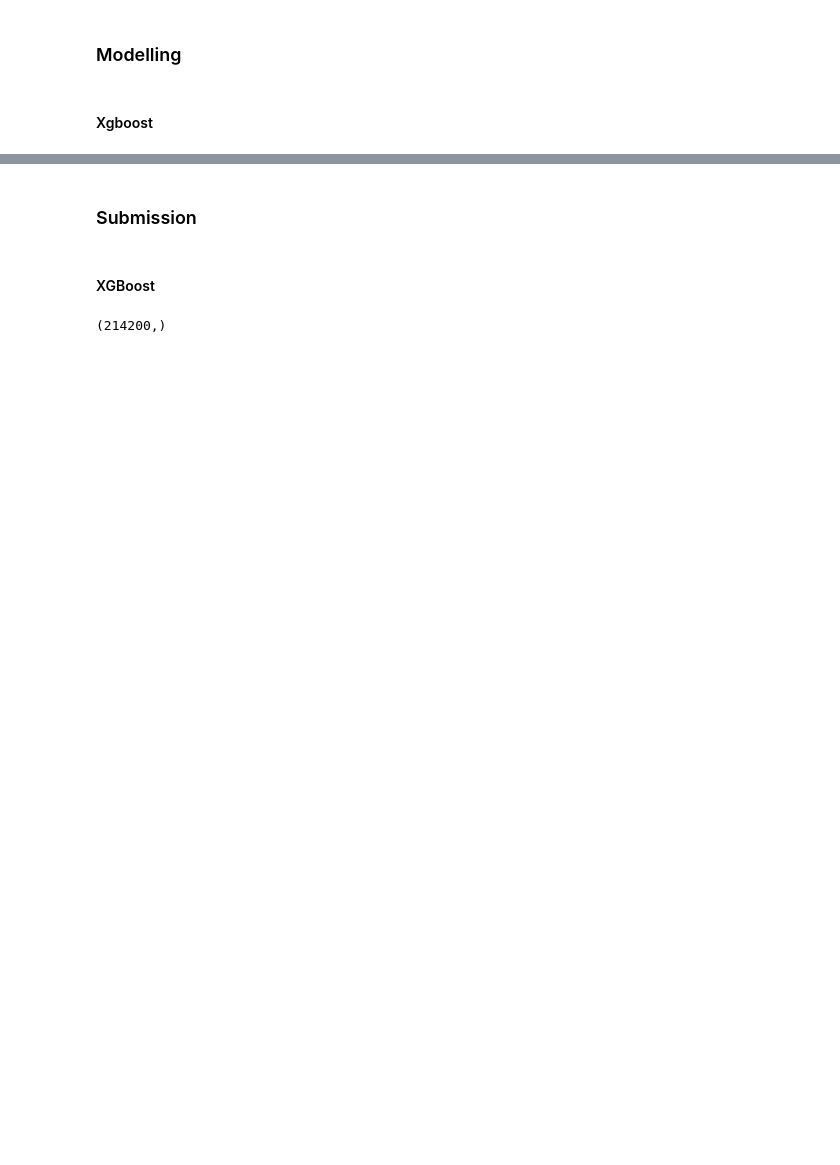
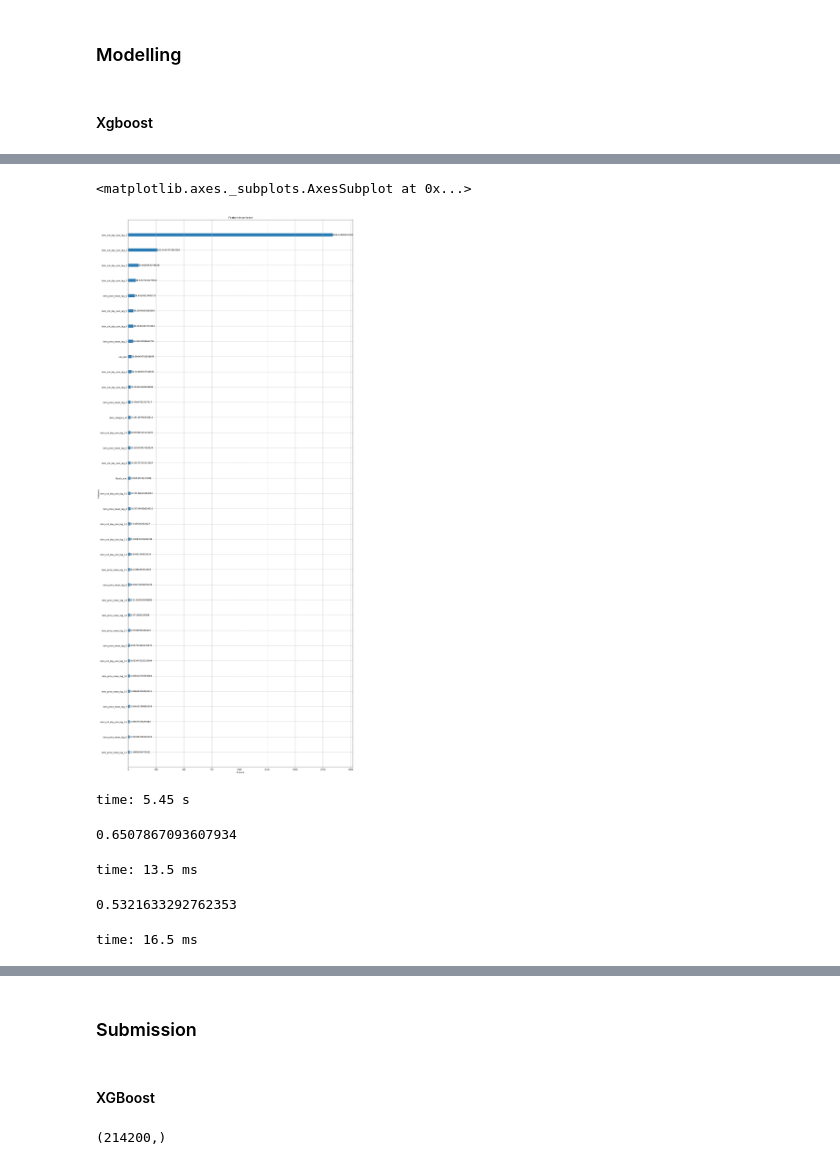
Before and after one commit to Archisman-Roy/Learning, a Jupyter notebook: kaggle/future_sales_prediction-v1.ipynb, the cells around one changed output, grey strips where cells are left out. Saved outputs shown, nothing was run; the diff lists cells and outputs as text; code cells hidden in the pictures; blank space fills up the shorter version.

```diff
--- a/kaggle/future_sales_prediction-v1.ipynb
+++ b/kaggle/future_sales_prediction-v1.ipynb
@@ -166,0 +282,4 @@ time: 1min 24s
+# %%
+#Item category size
+sparse_raw_data_month_sample = item_category_size(sparse_raw_data_month_sample,items)
+test = item_category_size(test,items)
@@ -167,2 +288,6 @@ time: 1min 24s
 # %%
 #Now generate train, valid and test DFs
+
+#test = test
+train = sparse_raw_data_month_sample >> mask(X.date_block_num != 33)
+valid = sparse_raw_data_month_sample >> mask(X.date_block_num == 33)
@@ -193,23 +311,22 @@ time: 735 ms
 ##data preparation
 ind_columns = train.columns.to_list()
 
-list_to_remove = ['shop_id','item_id','item_cnt_day']
+list_to_remove = ['shop_id','item_id','item_cnt_day_sum','date_block_num','item_price_mean','per_day_sales','item_cnt_day_count']
 ind_columns = remove_elements(ind_columns, list_to_remove )
 
-dep_coloumns = ["item_cnt_day"]
+dep_coloumns = ["item_cnt_day_sum"]
 
 cont_vars = train.head(5).select_dtypes(include= [np.number]).columns.to_list()
-cont_vars = remove_elements(cont_vars, ['item_cnt_day'])
+cont_vars = remove_elements(cont_vars, ['item_cnt_day_sum','date_block_num','item_price_mean','per_day_sales','item_cnt_day_count'])
 
 cat_vars = train.head(5).select_dtypes(include= [object]).columns.to_list()
 list_to_remove = ['shop_id','item_id']
 
 cat_vars = remove_elements(cat_vars, list_to_remove)
 
-train_sampled = train #>> sample(50000)
 
-x_train = train_sampled[ind_columns]
-y_train = train_sampled[dep_coloumns]
+x_train = train[ind_columns]
+y_train = train[dep_coloumns]
 
 x_test = test[ind_columns]
 
@@ -231,14 +348,14 @@ time: 3.14 s
 # %%
-# #Model
-# param = {'max_depth':8,
-#          'eta':0.05, # learning rate
-#          'gamma':2,
-#          'min_child_weight':10,
-#          'objective':'reg:squarederror',
-#          'eval_metric': 'rmse' ,
-#          'colsample_bytree': 0.6}
+#Model
+param = {'max_depth':12,
+         'eta':0.05, # learning rate
+         'gamma':2,
+         'min_child_weight':10,
+         'objective':'reg:squarederror',
+         'eval_metric': 'rmse' ,
+         'colsample_bytree': 0.6}
 
-# watchlist  = [(xg_valid, 'valid')]
-# num_round = 1000
+watchlist  = [(xg_valid, 'valid')]
+num_round = 1000
 
-# xgm = xgb.train(param, xg_train, num_round, evals = watchlist, early_stopping_rounds=10)
+xgm = xgb.train(param, xg_train, num_round, evals = watchlist, early_stopping_rounds=10)
@@ -245,9 +380,19 @@ time: 3.14 s
 # %%
-#my_plot_importance(xgm,(20,50),importance_type='gain')
+my_plot_importance(xgm,(20,50),importance_type='gain')
+# %% [output]
+<matplotlib.axes._subplots.AxesSubplot at 0x...>
+[figure, added]
+time: 5.45 s
 # %%
 #RMSE in validation data
-#rmse(xgm.predict(xg_valid),y_valid.values.ravel())
+rmse(xgm.predict(xg_valid),y_valid.values.ravel())
+# %% [output]
+0.6507867093607934
+time: 13.5 ms
 # %%
 #RMSE in train data
-#rmse(xgm.predict(xg_train),y_train.values.ravel())
+rmse(xgm.predict(xg_train),y_train.values.ravel())
+# %% [output]
+0.5321633292762353
+time: 16.5 ms
 # %%
```
Also changed, not shown: parts of 31 cells of this notebook, 1 other file.
